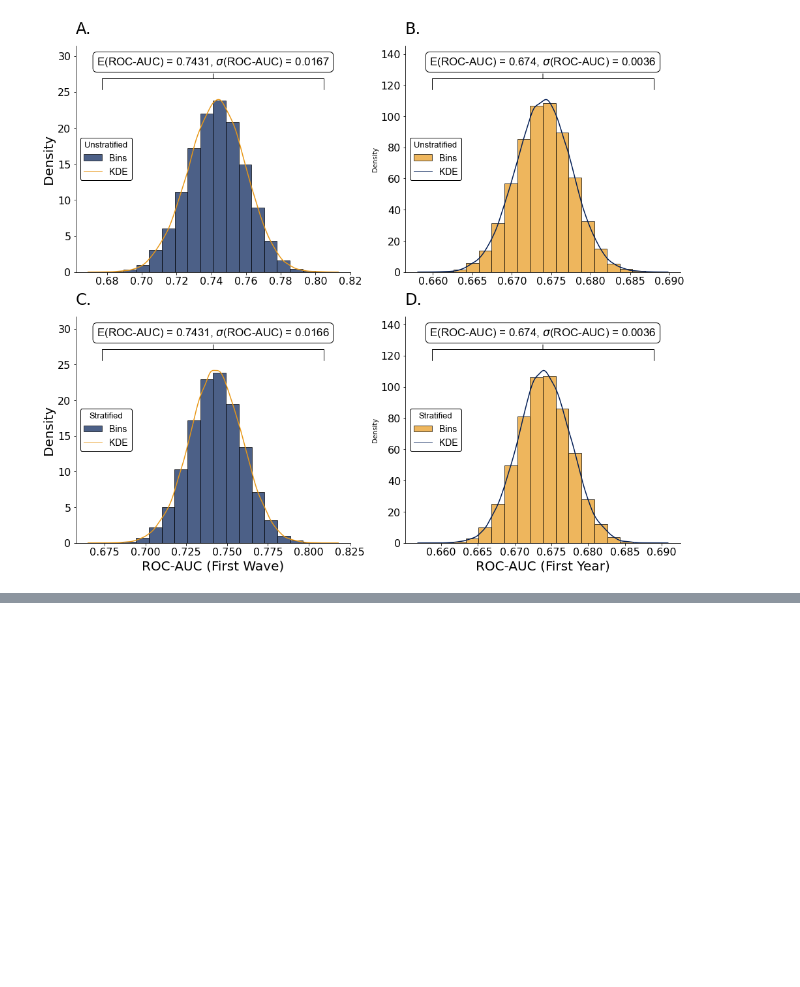
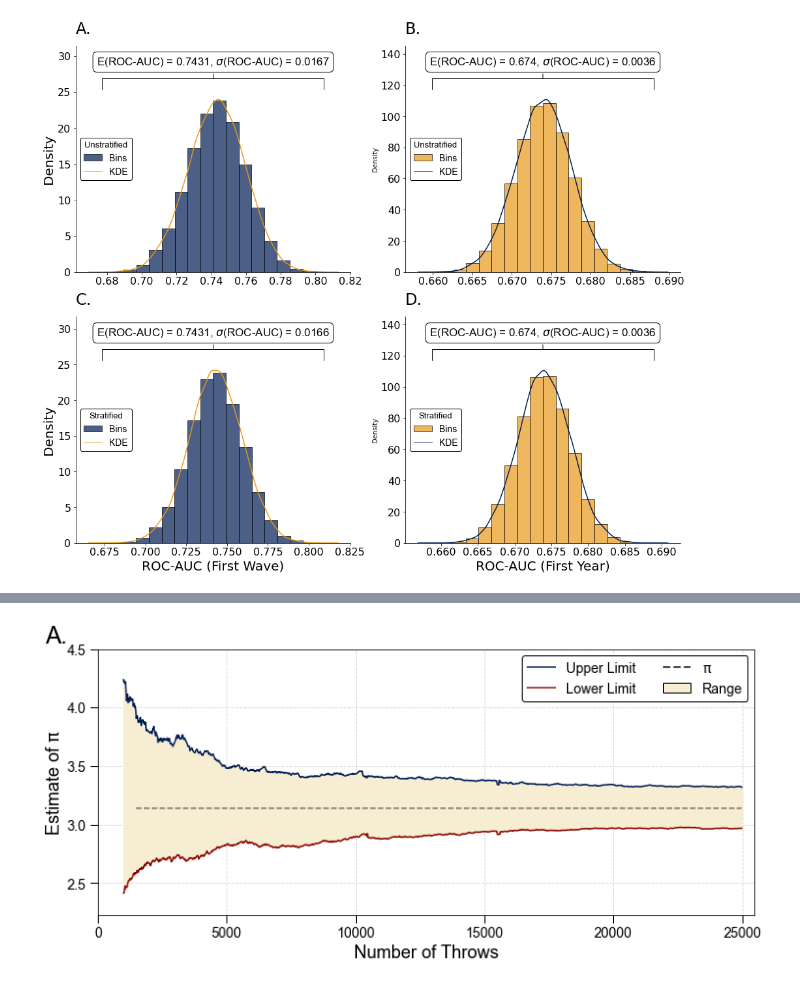
Before and after one commit to crahal/seeds, a Jupyter notebook: src/visualization_notebook.ipynb, the cells around one changed output, grey strips where cells are left out. Cells and saved outputs as stored; diff of their text form; code cells hidden in the pictures; blank space fills up the shorter version.

```diff
--- a/src/visualization_notebook.ipynb
+++ b/src/visualization_notebook.ipynb
@@ -36,0 +41,10 @@ mca_plotter(figure_path)
+# %%
+df = pd.read_csv(os.path.join(os.getcwd(),
+                              '..', 'data',
+                              'needles',
+                              'results',
+                              'throw100_25000_5000seeds.csv'),
+                names = ['Throws', 'Min', '25th_PC', 'Median', '75th_PC', 'Max'])
+buffons_plotter(df, figure_path)
+# %% [output]
+[figure, added]
```
Also changed, not shown: parts of 2 cells of this notebook, 9 other files.
